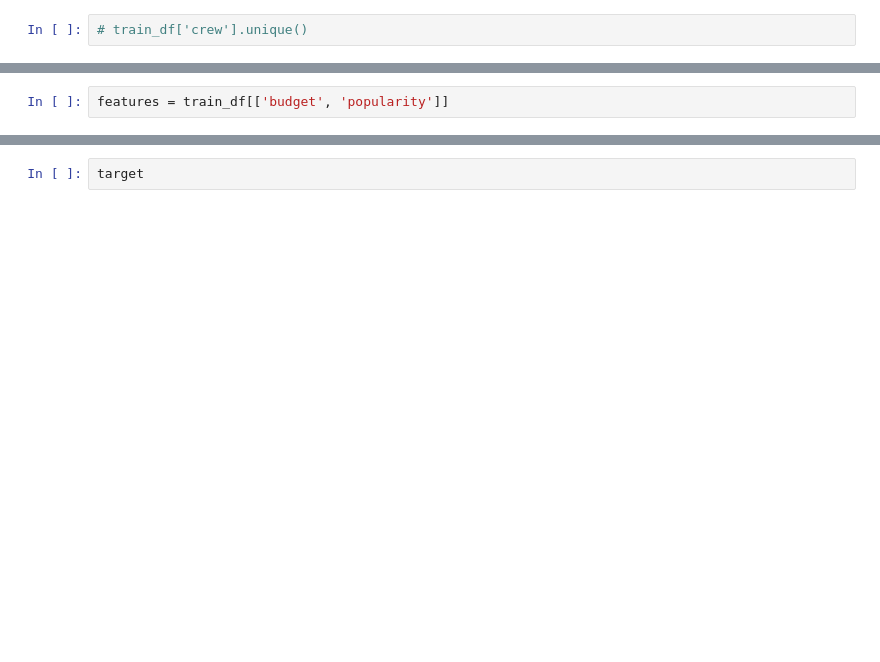
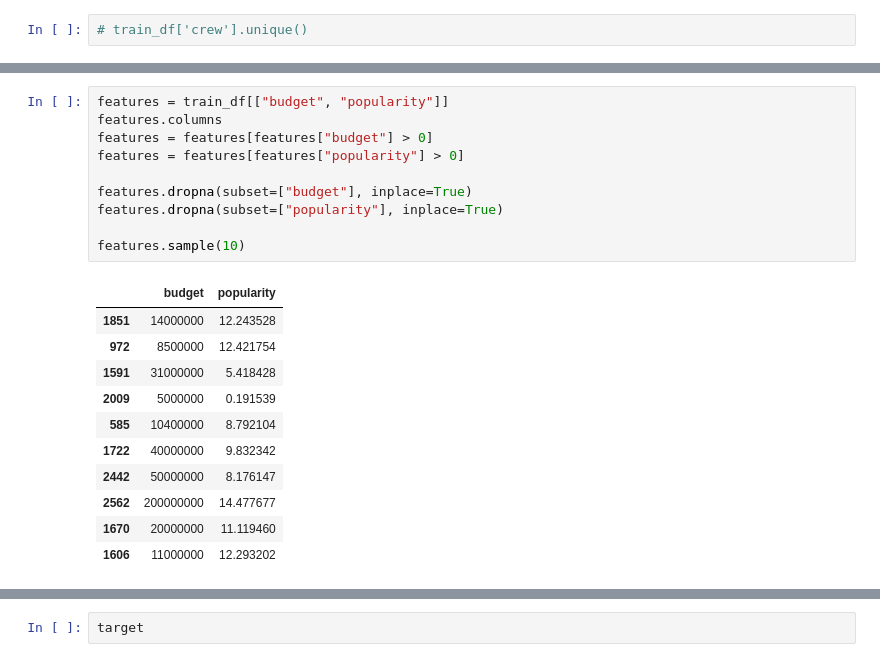
Before and after one commit to KaLiNkA-code/AI_PROJECT, a Jupyter notebook: notebooks/dev.ipynb, the cells around one changed output, grey strips where cells are left out. Drawn from its saved outputs; the diff is of its cells as text; blank space fills up the shorter version.

```diff
--- a/notebooks/dev.ipynb
+++ b/notebooks/dev.ipynb
@@ -72,5 +90,25 @@ train_df.columns
 # %%
-features = train_df[['budget', 'popularity']]
+features = train_df[["budget", "popularity"]]
+features.columns
+features = features[features["budget"] > 0]
+features = features[features["popularity"] > 0]
+
+features.dropna(subset=["budget"], inplace=True)
+features.dropna(subset=["popularity"], inplace=True)
+
+features.sample(10)
+# %% [output]
+|  | budget | popularity |
+| 1851 | 14000000 | 12.243528 |
+| 972 | 8500000 | 12.421754 |
+| 1591 | 31000000 | 5.418428 |
+| 2009 | 5000000 | 0.191539 |
+| 585 | 10400000 | 8.792104 |
+| 1722 | 40000000 | 9.832342 |
+| 2442 | 50000000 | 8.176147 |
+| 2562 | 200000000 | 14.477677 |
+| 1670 | 20000000 | 11.119460 |
+| 1606 | 11000000 | 12.293202 |
 # %%
 features
 
```
Also changed, not shown: parts of 13 cells of this notebook, 1 other file.
